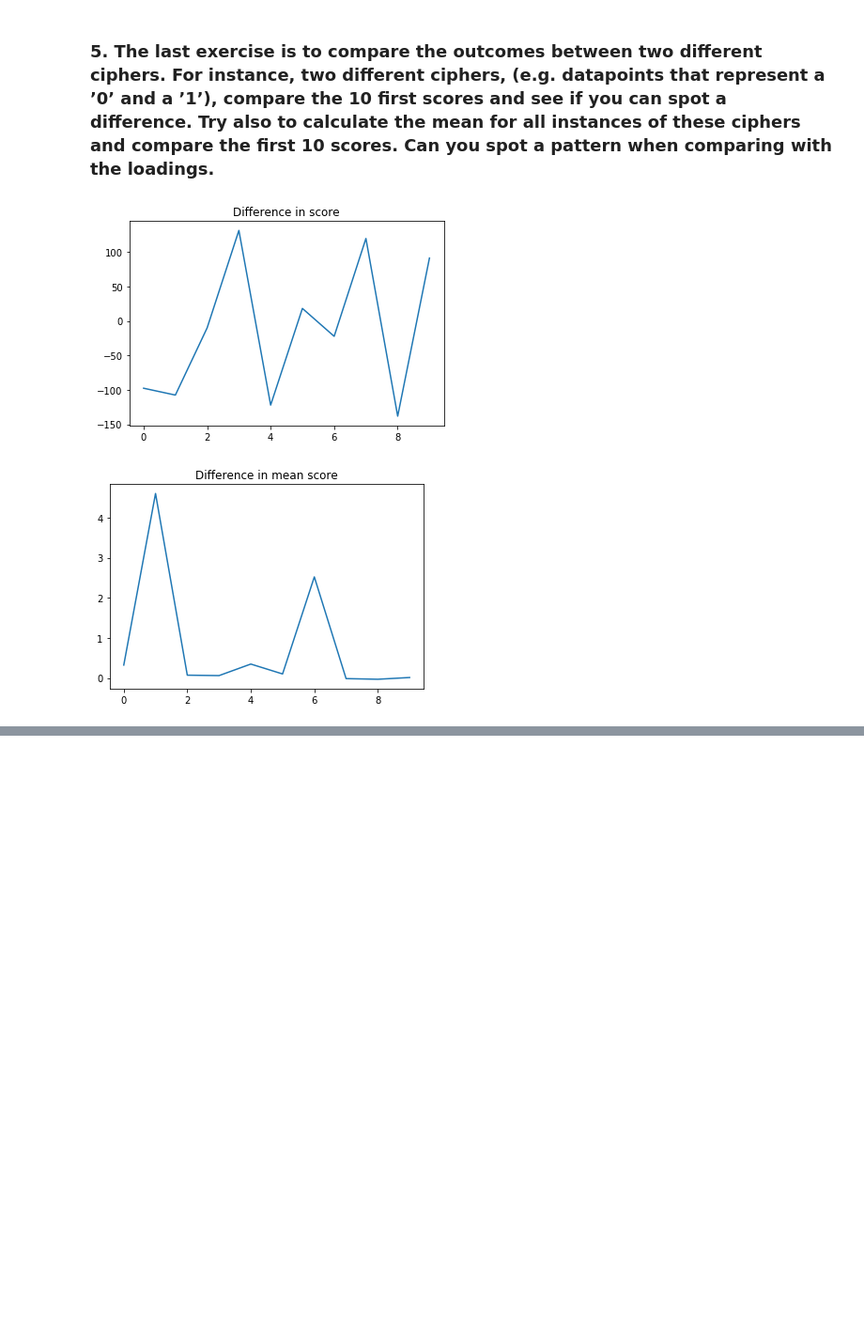
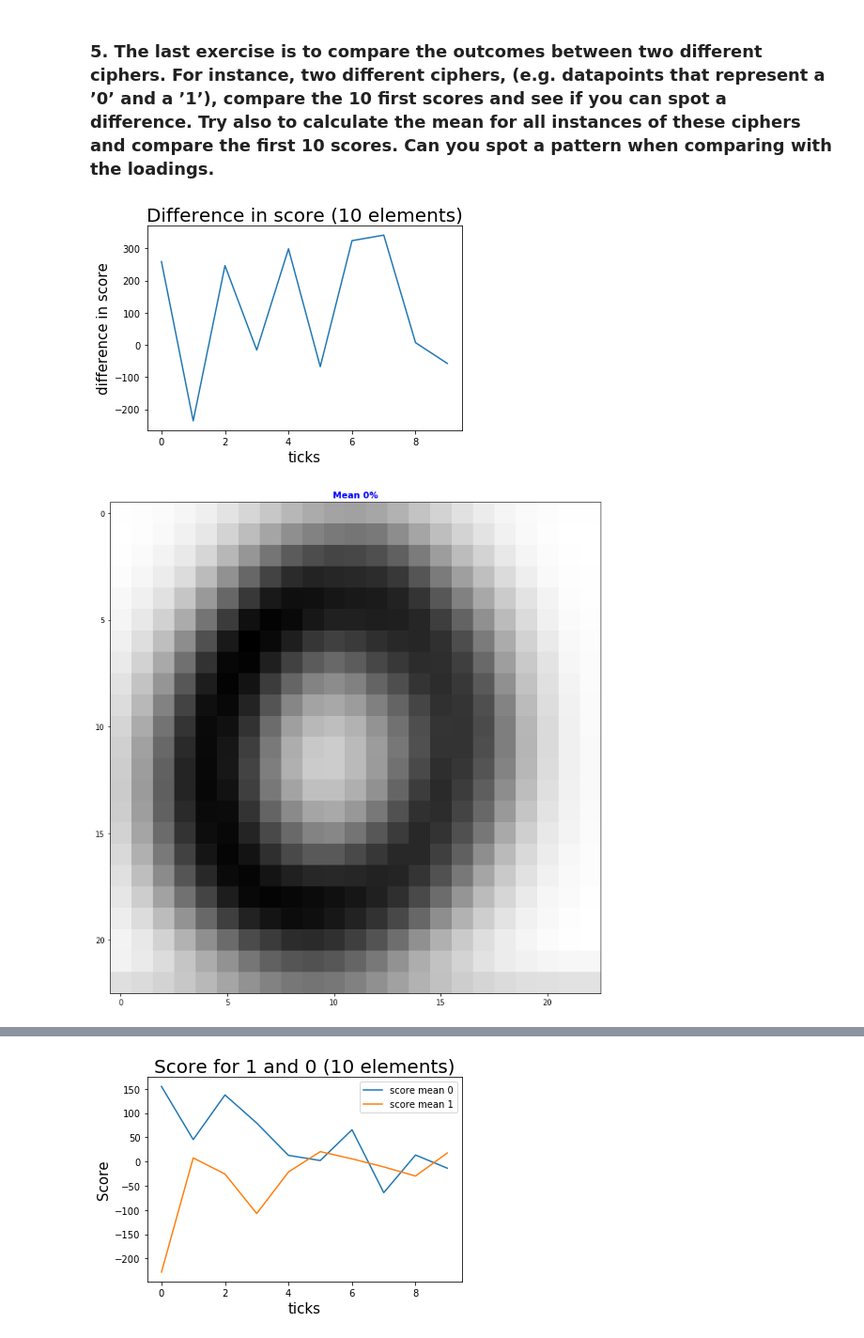
Before and after one commit to vmstavens/sm_pca, a Jupyter notebook: PCA_ex4.ipynb, the cells around one changed output, grey strips where cells are left out. Shown at 94% size. Drawn from its saved outputs; the diff is of its cells as text; code cells hidden in the pictures; blank space fills up the shorter version.

```diff
--- a/PCA_ex4.ipynb
+++ b/PCA_ex4.ipynb
@@ -52,15 +60,25 @@ PCA_utils.visualize_generic(pcas, 2, 5, "PCs", sub_titles, "img/pcas10.png")
 # loadings = the elements of eigen vectors
 # scores = data * PCA
 
-scores = np.dot(data_raw, pca_decomp.components_).T
-loadings = pca_decomp.components_
+pca_70 = PCA(n_components=0.7, svd_solver='full')
 
-recon = np.dot(loadings,scores).T
+pca_70.fit(data_raw)
+
+scores_70 = pca_70.transform(random_images)
+
+loadings_70 = pca_70.components_
+
+print(scores_70.shape, loadings_70.shape)
+
+sub_titles = []
+for i in range(1, NUM_OF_DP_2_VIS + 1):
+    sub_titles.append("score " + str(i))
+
+recon = np.dot(loadings_70.T,scores_70.T).T
 
 sub_titles = []
 for i in range(1, NUM_OF_DP_2_VIS + 1):
     sub_titles.append("recon " + str(i))
 
-print("[SHAPES]: data = ",data_raw.shape, " | PCAs = ", pca_decomp.components_.shape, "loadings = ",loadings.shape, " | scores = ", scores.shape,"recon = ", recon.shape)
-PCA_utils.visualize_generic(recon[:NUM_OF_DP_2_VIS], sqrt(NUM_OF_DP_2_VIS), sqrt(NUM_OF_DP_2_VIS), "Recon", sub_titles)
+PCA_utils.visualize_generic(recon[:NUM_OF_DP_2_VIS], NUM_OF_DP_2_VIS_ROWS,NUM_OF_DP_2_VIS_COLS, "", sub_titles, img_path + "recon.png")
 # %% [output]
@@ -132,52 +131,63 @@ print("[SHAPES 95%]: data = ", data_raw.shape, " | PCAs = ", pca_95.shape,"loadi
 # %%
 # ciphers chosen 0 and 1
 
 # source: https://stackoverflow.com/questions/38910258/python-numpy-filter-two-dimensional-array-by-condition
 
 data_cipher_0 = np.delete( data[np.in1d(data[:, 1], np.asarray([0]))], np.s_[0:2],axis=1 ) # raw data from cipher 0
 data_cipher_1 = np.delete( data[np.in1d(data[:, 1], np.asarray([1]))], np.s_[0:2],axis=1 ) # raw data from cipher 1
 
 data_cipher_0_one = np.delete( data[np.in1d(data[:, 1], np.asarray([0]))], np.s_[0:2],axis=1 )[0] # one instance
 data_cipher_1_one = np.delete( data[np.in1d(data[:, 1], np.asarray([1]))], np.s_[0:2],axis=1 )[0] # one instance
 
 data_lim = data_cipher_0[0] if data_cipher_0.shape[0] < data_cipher_1.shape[0] else data_cipher_1.shape[0]
 
 # ensure equal lengths
 data_cipher_0 = data_cipher_0[:data_lim]
 data_cipher_1 = data_cipher_1[:data_lim]
 
+
+SMALL_SIZE = 10
+MEDIUM_SIZE = 15
+BIG_SIZE = 20
+
 # a) compare the 10 first scores and see if you can spot a difference
-
-# score = (data * PCA)^T
-score_0_one = np.dot(data_cipher_0_one, pca_decomp.components_).T
-score_1_one = np.dot(data_cipher_1_one, pca_decomp.components_).T
-
+score_0_one = pca_decomp.transform(data_cipher_0)[0][:10]
+score_1_one = pca_decomp.transform(data_cipher_1)[0][:10]
 d_score_one = score_0_one - score_1_one
 
-plt.title("Difference in score")
-plt.plot(d_score_one[:10])
-plt.show()
+plt.plot(d_score_one)
+plt.title("Difference in score (10 elements)",fontsize=BIG_SIZE)
+plt.xlabel("ticks", fontsize=MEDIUM_SIZE)
+plt.ylabel("difference in score", fontsize=MEDIUM_SIZE)
+plt.savefig(img_path + "diff_score.png")
+
+
 
 # b) Try also to calculate the mean (score?) for all instances of these ciphers
-score_0 = np.dot(data_cipher_0, pca_decomp.components_).T
-score_1 = np.dot(data_cipher_1, pca_decomp.components_).T
+mean_0 = np.mean(data_cipher_0,axis=0)
+mean_1 = np.mean(data_cipher_1,axis=0)
+means = np.array([mean_0,mean_1])
 
-mean_score_0 = np.mean(score_0, axis=0)
-mean_score_1 = np.mean(score_1, axis=0)
+PCA_utils.visualize_generic(mean_0, 1,1, "", sub_titles, img_path + "mean0.pdf")
+PCA_utils.visualize_generic(mean_1, 1,1, "", sub_titles, img_path + "mean1.pdf")
 
-# c) and compare the first 10 scores
-d_mean = (mean_score_0 - mean_score_1)
+score_mean = pca_decomp.transform(means)
 
-plt.title("Difference in mean score")
-plt.plot(d_mean[:10])
-plt.show()
 
-plt.title("PC 1 loadings")
-plt.plot(pca_decomp.components_[0])
-plt.show()
+# # c) and compare the first 10 scores
+plt.plot(score_mean[0][:10])
+plt.plot(score_mean[1][:10])
+plt.title("Score for 1 and 0 (10 elements)",fontsize=BIG_SIZE)
+plt.xlabel("ticks",fontsize=MEDIUM_SIZE)
+plt.ylabel("Score",fontsize=MEDIUM_SIZE)
+plt.legend(["score mean 0", "score mean 1"],fontsize=SMALL_SIZE)
+plt.savefig(img_path + "score0_score1.png")
 
 # d) can you spot a pattern when comparing with the loadings
+
+
+
 # We can here see the graphs waving in a similar pattern
 # %% [output]
-[figure, old version]
+[figure, new version]
-[figure, old version]
+[figure, new version]
@@ -184,0 +195 @@ plt.show()
+[figure, added]
```
Also changed, not shown: parts of 9 cells of this notebook, 1 other file.
